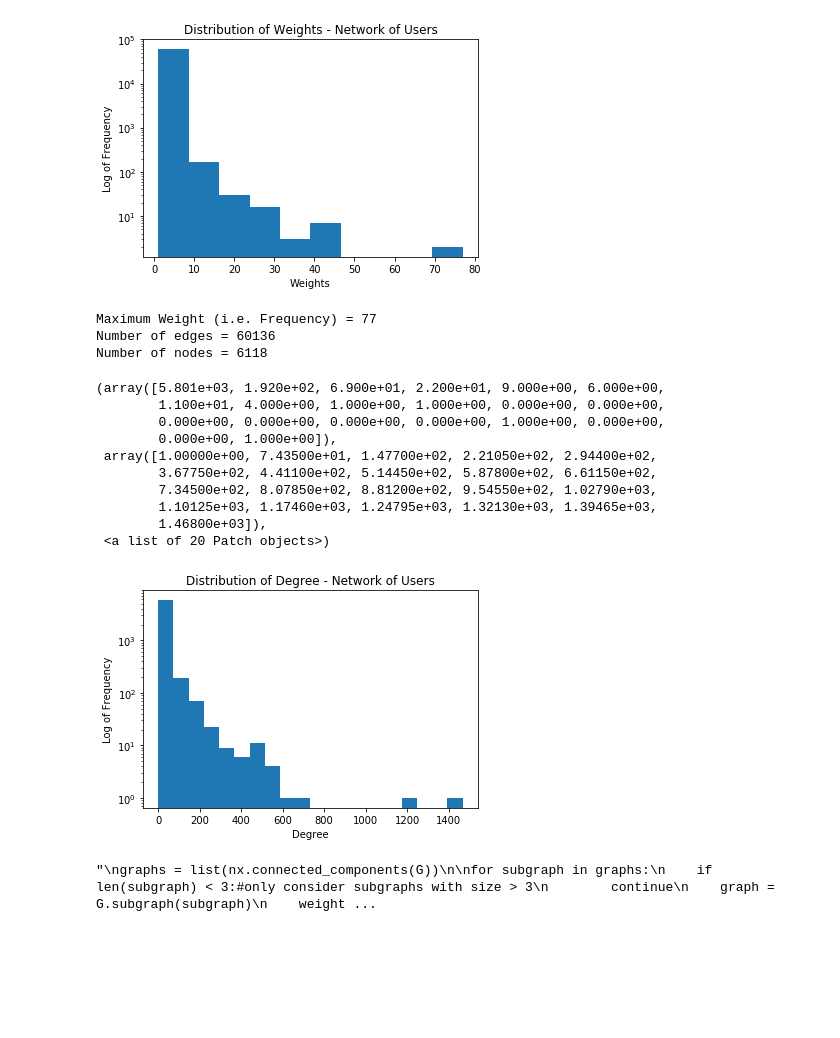
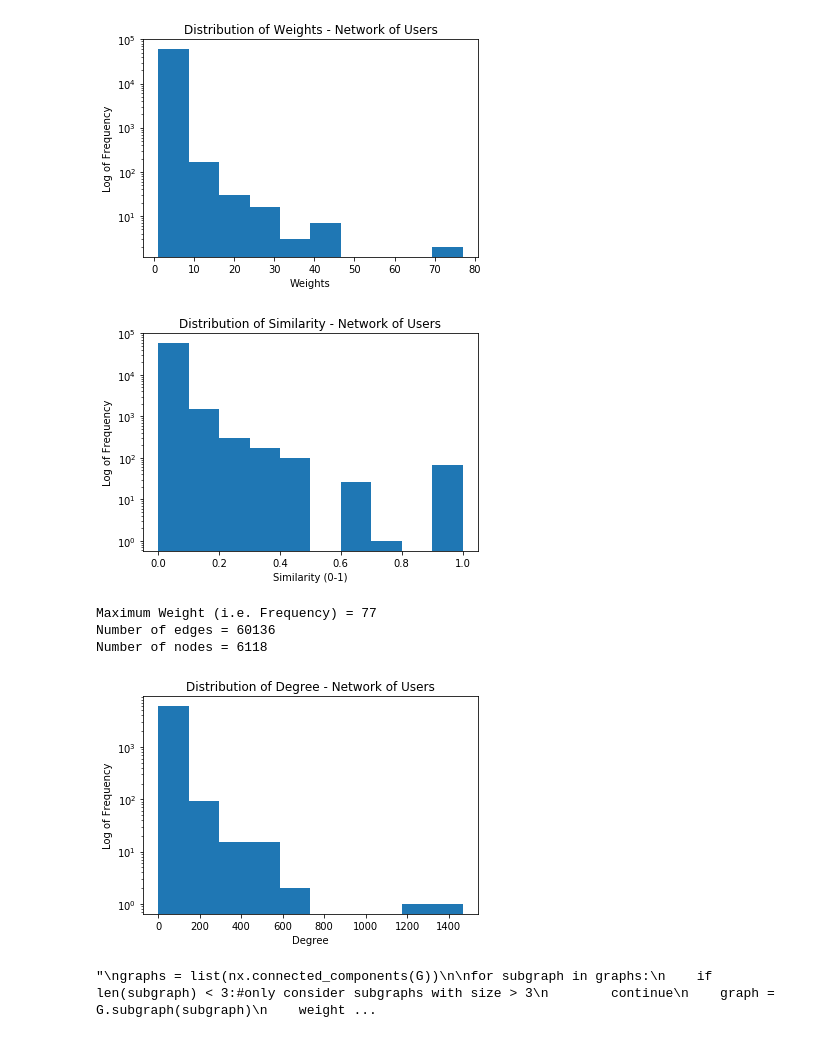
Before and after one commit to jzh001/Social-Network-Structure-in-Common-Interest-Communities, a Jupyter notebook: notebook.ipynb, the cells around one changed output. Drawn from its saved outputs; the diff is of its cells as text; code cells hidden in the pictures; blank space fills up the shorter version.

```diff
--- a/notebook.ipynb
+++ b/notebook.ipynb
@@ -57,0 +45,22 @@ Maximum number of users per release = 26
+# %%
+#construction of bipartite graph between users and releases
+users = set()
+for release in mp:
+    for item in mp[release]:
+        B.add_edge(release,str(item[0])+'U')#to differentiate items in bipartite graph
+        users.add(str(item[0])+'U')
+# %%
+edges = {}
+for user in users:
+    for release in B.adj[user]:
+        for node in B.adj[release]:
+            if node != user:
+                if (user, node) in edges:
+                    edges[(user, node)] += 1
+                elif (node, release) in edges:
+                    edges[(node, user)] += 1
+                else:
+                    edges[(user, node)] = 1
+
+for edge in edges:
+    G.add_edge(edge[0], edge[1], weight = edges[edge])
@@ -58,3 +71,7 @@ Maximum number of users per release = 26
+# %%
+for u,v in G.edges():
+    #similarity = 2*overlap/sum of degrees of u and v
+    G[u][v]['similarity'] = (2*G[u][v]['weight'])/(G.degree(u)+G.degree(v))
 # %%
 #Assigning weights based on frequency
 weights = [G[u][v]['weight'] for u,v in G.edges()]
@@ -66,6 +85,14 @@ plt.hist(weights, log = True)
 plt.savefig("Distribution of Weights - Network of Users.png")
 # %% [output]
 [figure]
+# %%
+plt.title('Distribution of Similarity - Network of Users')
+plt.xlabel('Similarity (0-1)')
+plt.ylabel('Log of Frequency')
+plt.hist(sim, log = True)
+plt.savefig("Distribution of Similarity - Network of Users.png")
+# %% [output]
+[figure, added]
 # %%
 print("Maximum Weight (i.e. Frequency) =",max(weights))
 print("Number of edges =",len(weights))
@@ -77,23 +104,13 @@ Number of nodes = 6118
 # %%
 plt.title('Distribution of Degree - Network of Users')
 plt.xlabel('Degree')
 plt.ylabel('Log of Frequency')
-plt.hist([b for a,b in G.degree(list(G.nodes()))],log = True, bins = 20)
-#plt.savefig("Distribution of Degree.png")
+plt.hist([b for a,b in G.degree(list(G.nodes()))],log = True)
+plt.savefig("Distribution of Degree - Network of Users.png")
 #print([b for a,b in G.degree(list(G.nodes()))])
 #Hopefully able to observe Power Law Distribution
 # %% [output]
-(array([5.801e+03, 1.920e+02, 6.900e+01, 2.200e+01, 9.000e+00, 6.000e+00,
-        1.100e+01, 4.000e+00, 1.000e+00, 1.000e+00, 0.000e+00, 0.000e+00,
-        0.000e+00, 0.000e+00, 0.000e+00, 0.000e+00, 1.000e+00, 0.000e+00,
-        0.000e+00, 1.000e+00]),
- array([1.00000e+00, 7.43500e+01, 1.47700e+02, 2.21050e+02, 2.94400e+02,
-        3.67750e+02, 4.41100e+02, 5.14450e+02, 5.87800e+02, 6.61150e+02,
-        7.34500e+02, 8.07850e+02, 8.81200e+02, 9.54550e+02, 1.02790e+03,
-        1.10125e+03, 1.17460e+03, 1.24795e+03, 1.32130e+03, 1.39465e+03,
-        1.46800e+03]),
- <a list of 20 Patch objects>)
-[figure, old version]
+[figure, new version]
 # %%
 #Only run this when size is small
 #nx.draw(G, node_size = 10, width = weights)
```
Also changed, not shown: parts of 11 cells of this notebook.
